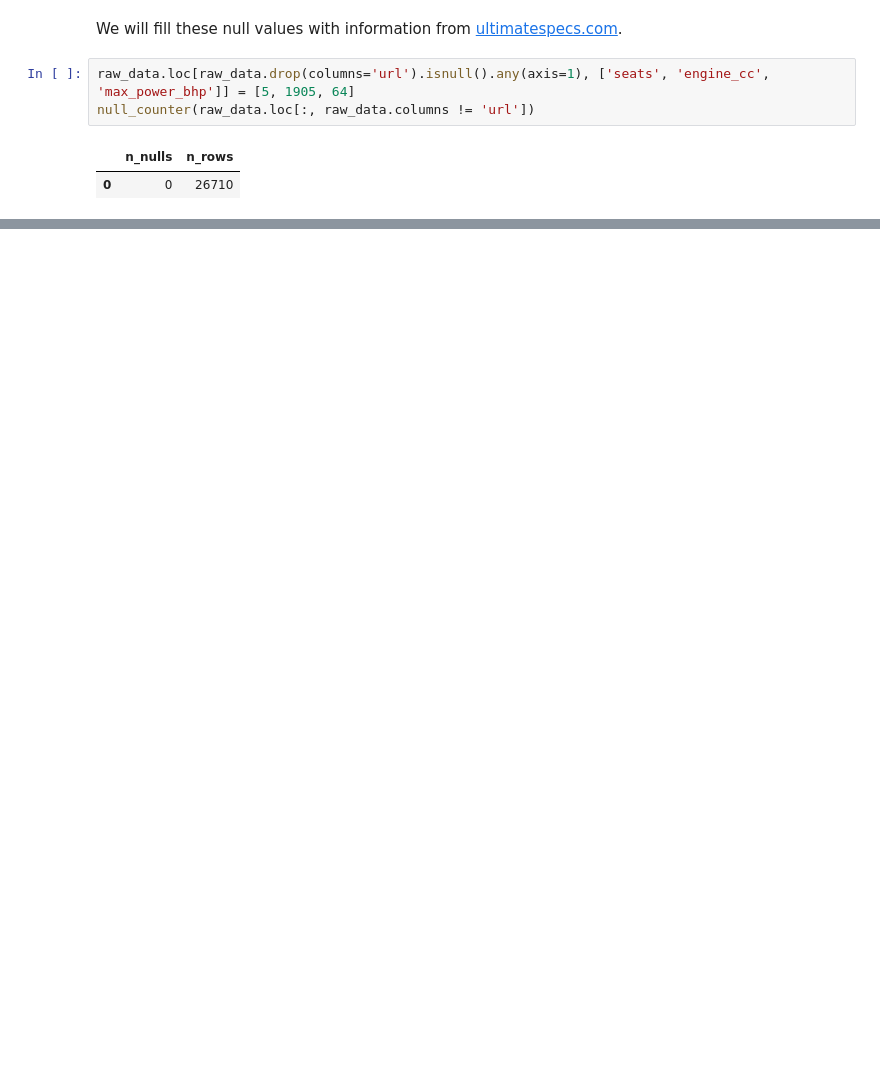
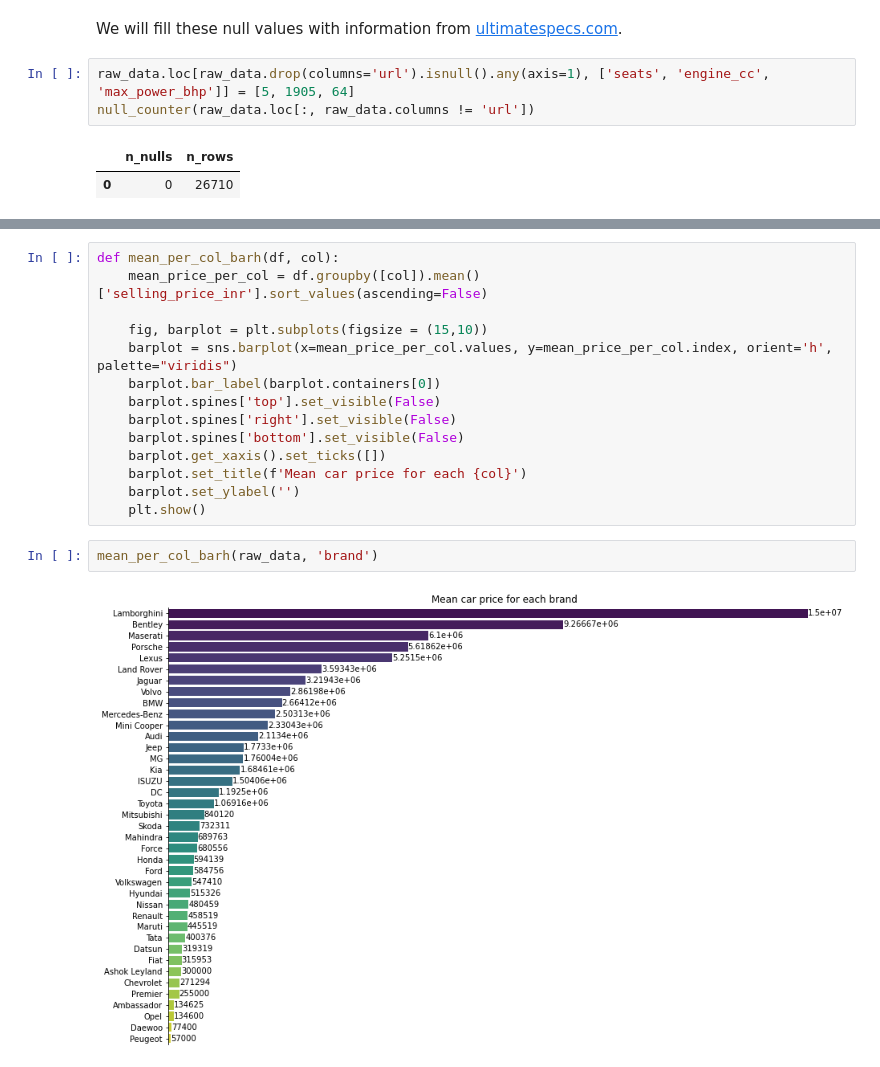
Before and after one commit to ZaikaBohdan/ds_car_price_proj, a Jupyter notebook: car_price_pred.ipynb, the cells around one changed output, grey strips where cells are left out. Drawn from its saved outputs; the diff is of its cells as text; blank space fills up the shorter version.

```diff
--- a/car_price_pred.ipynb
+++ b/car_price_pred.ipynb
@@ -1422,0 +1452,18 @@ memory usage: 2.4+ MB
+# %%
+def mean_per_col_barh(df, col):
+    mean_price_per_col = df.groupby([col]).mean()['selling_price_inr'].sort_values(ascending=False)
+
+    fig, barplot = plt.subplots(figsize = (15,10))
+    barplot = sns.barplot(x=mean_price_per_col.values, y=mean_price_per_col.index, orient='h', palette="viridis")
+    barplot.bar_label(barplot.containers[0])
+    barplot.spines['top'].set_visible(False)
+    barplot.spines['right'].set_visible(False)
+    barplot.spines['bottom'].set_visible(False)
+    barplot.get_xaxis().set_ticks([])
+    barplot.set_title(f'Mean car price for each {col}')
+    barplot.set_ylabel('')
+    plt.show()
+# %%
+mean_per_col_barh(raw_data, 'brand')
+# %% [output]
+[figure, added]
```
Also changed, not shown: parts of 20 cells of this notebook.
